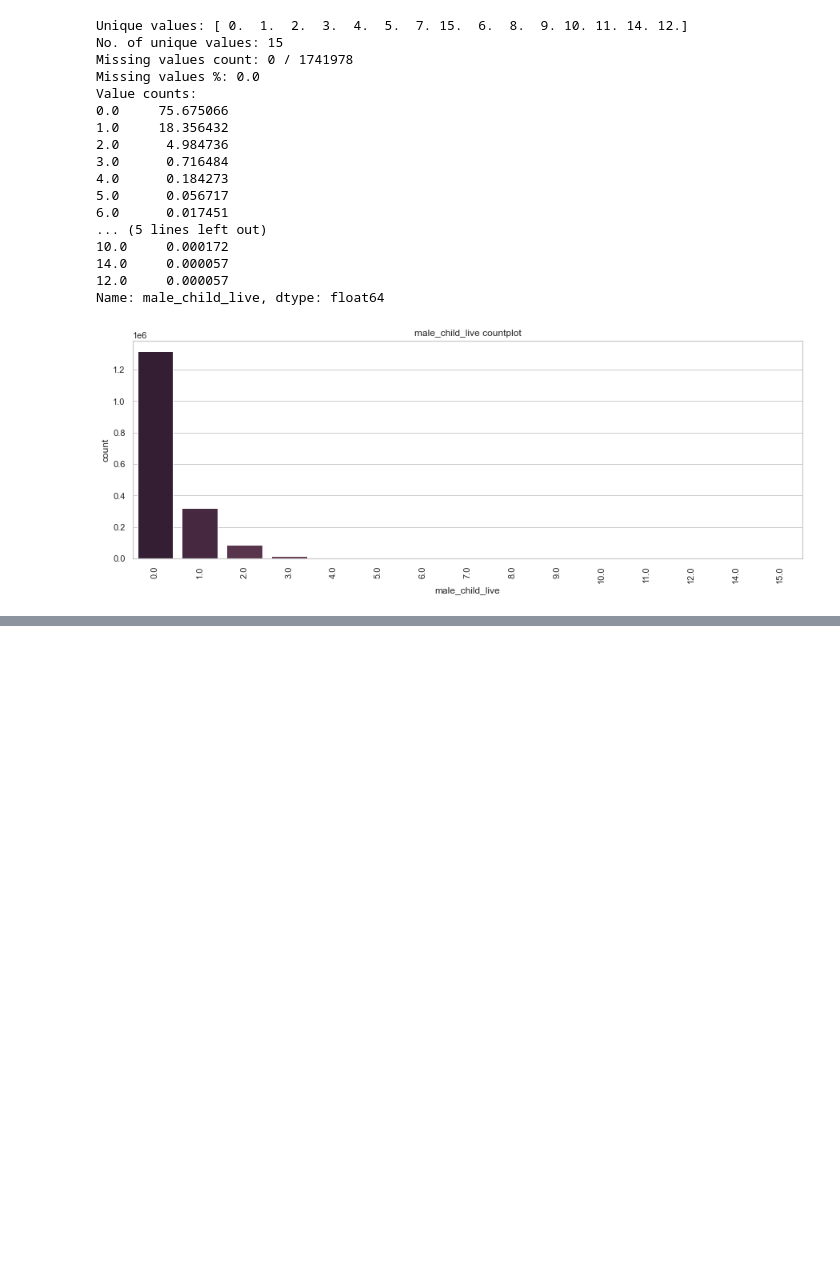
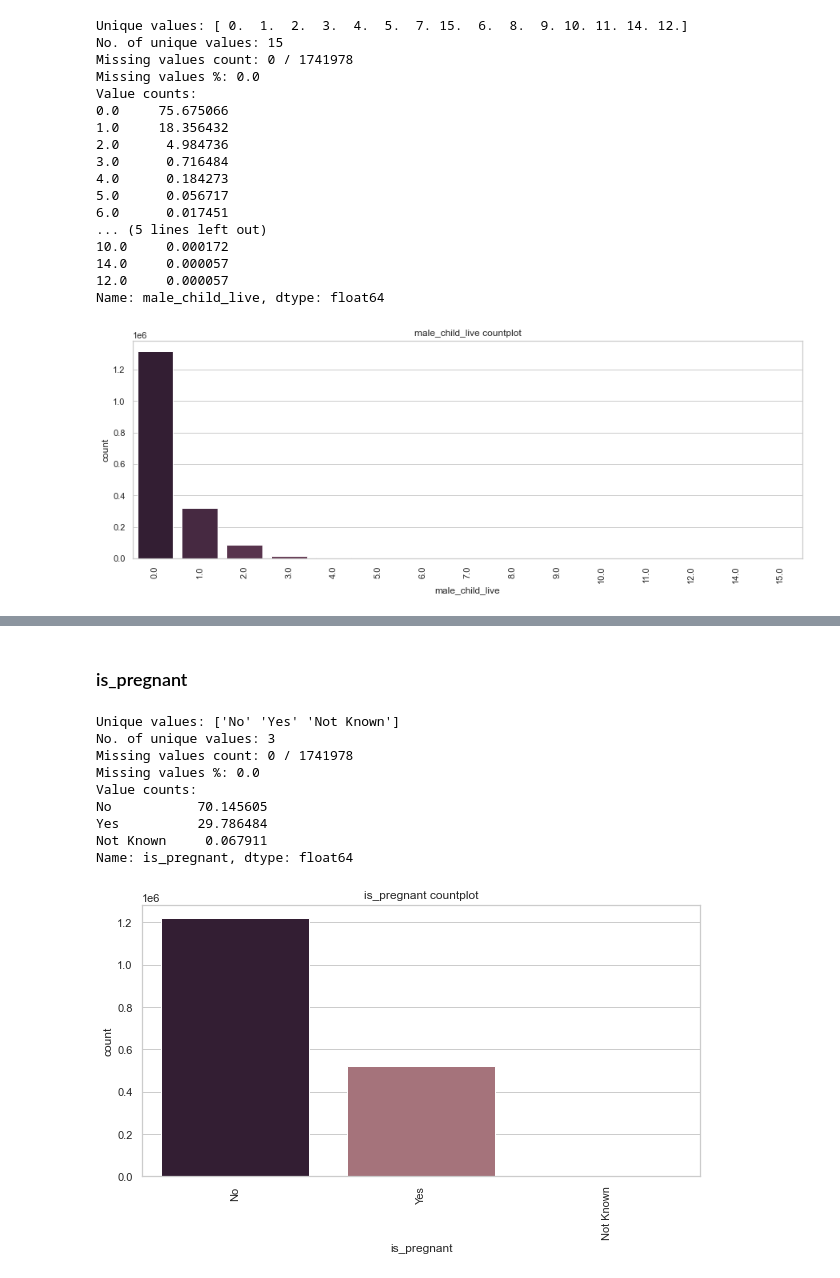
Before and after one commit to Gokul-S-Kumar/child_health_casestudy, a Jupyter notebook: notebooks/0.2-gokul-EDA_ecregistration.ipynb, the cells around one changed output, grey strips where cells are left out. Saved outputs shown, nothing was run; the diff lists cells and outputs as text; code cells hidden in the pictures; blank space fills up the shorter version.

```diff
--- a/notebooks/0.2-gokul-EDA_ecregistration.ipynb
+++ b/notebooks/0.2-gokul-EDA_ecregistration.ipynb
@@ -455,0 +480,15 @@ Name: male_child_live, dtype: float64
+# %% [markdown]
+### is_pregnant
+# %%
+categorical_eda(df, 'is_pregnant', (10, 5))
+# %% [output]
+Unique values: ['No' 'Yes' 'Not Known']
+No. of unique values: 3
+Missing values count: 0 / 1741978
+Missing values %: 0.0
+Value counts:
+No           70.145605
+Yes          29.786484
+Not Known     0.067911
+Name: is_pregnant, dtype: float64
+[figure, added]
```
Also changed, not shown: parts of 19 cells of this notebook, 17 other files.
